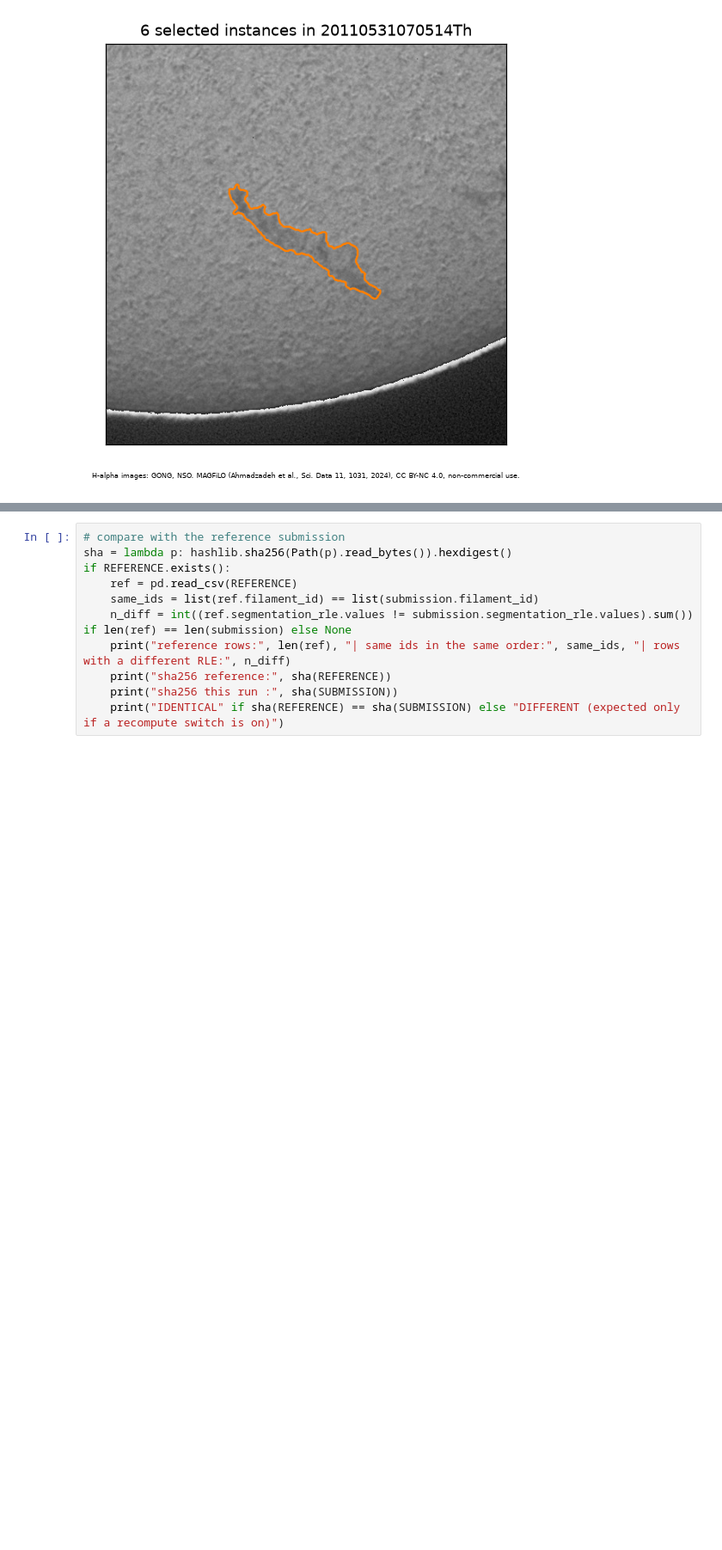
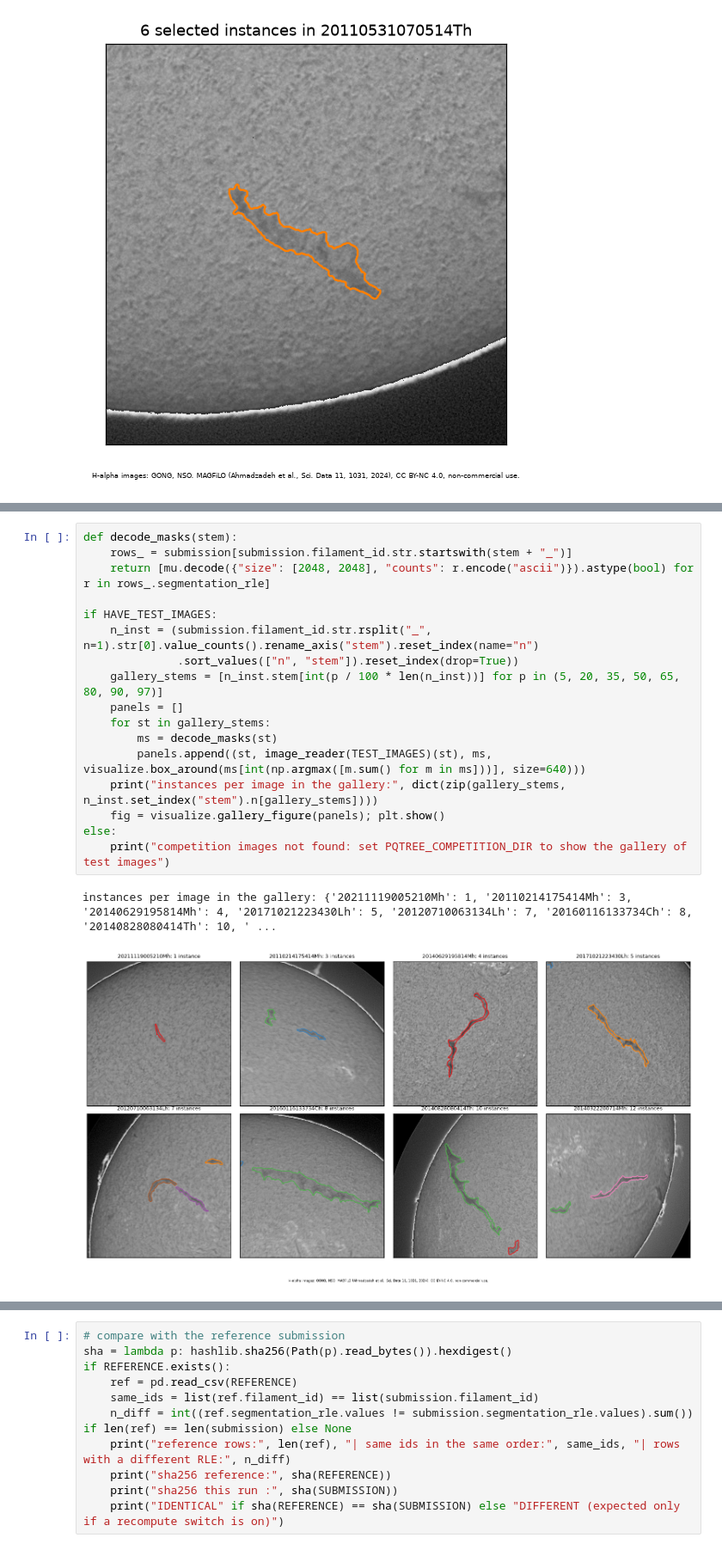
Before and after one commit to the-black-mirror/solar-filament-pqtree, a Jupyter notebook: notebooks/pipeline.ipynb, the cells around one changed output, grey strips where cells are left out. Shown at 86% size. Saved outputs shown, nothing was run; the diff lists cells and outputs as text; blank space fills up the shorter version.

Commit message:
Add test-image gallery, report statistics script, more tests; document where the model weights are

```diff
--- a/notebooks/pipeline.ipynb
+++ b/notebooks/pipeline.ipynb
@@ -360,0 +372,20 @@ instances per test image: mean 5.61, median 5, max 15
+# %%
+def decode_masks(stem):
+    rows_ = submission[submission.filament_id.str.startswith(stem + "_")]
+    return [mu.decode({"size": [2048, 2048], "counts": r.encode("ascii")}).astype(bool) for r in rows_.segmentation_rle]
+
+if HAVE_TEST_IMAGES:
+    n_inst = (submission.filament_id.str.rsplit("_", n=1).str[0].value_counts().rename_axis("stem").reset_index(name="n")
+              .sort_values(["n", "stem"]).reset_index(drop=True))
+    gallery_stems = [n_inst.stem[int(p / 100 * len(n_inst))] for p in (5, 20, 35, 50, 65, 80, 90, 97)]
+    panels = []
+    for st in gallery_stems:
+        ms = decode_masks(st)
+        panels.append((st, image_reader(TEST_IMAGES)(st), ms, visualize.box_around(ms[int(np.argmax([m.sum() for m in ms]))], size=640)))
+    print("instances per image in the gallery:", dict(zip(gallery_stems, n_inst.set_index("stem").n[gallery_stems])))
+    fig = visualize.gallery_figure(panels); plt.show()
+else:
+    print("competition images not found: set PQTREE_COMPETITION_DIR to show the gallery of test images")
+# %% [output]
+instances per image in the gallery: {'20211119005210Mh': 1, '20110214175414Mh': 3, '20140629195814Mh': 4, '20171021223430Lh': 5, '20120710063134Lh': 7, '20160116133734Ch': 8, '20140828080414Th': 10, ' ...
+[figure, added]
```
Also changed, not shown: parts of 6 cells of this notebook, 14 other files.
